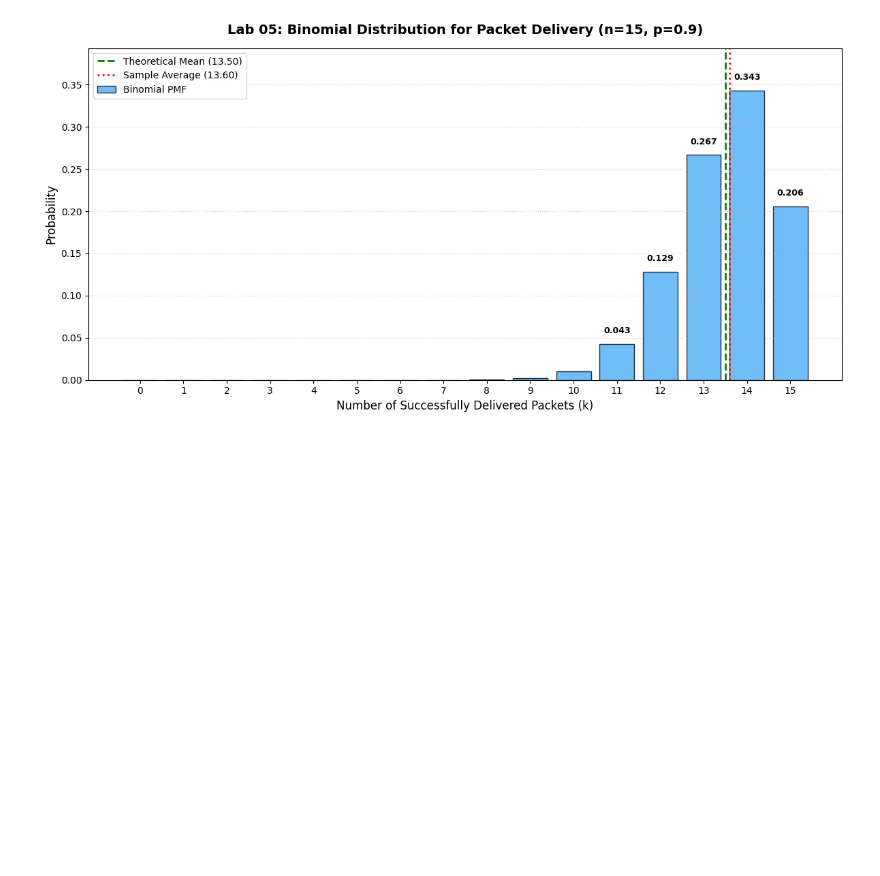
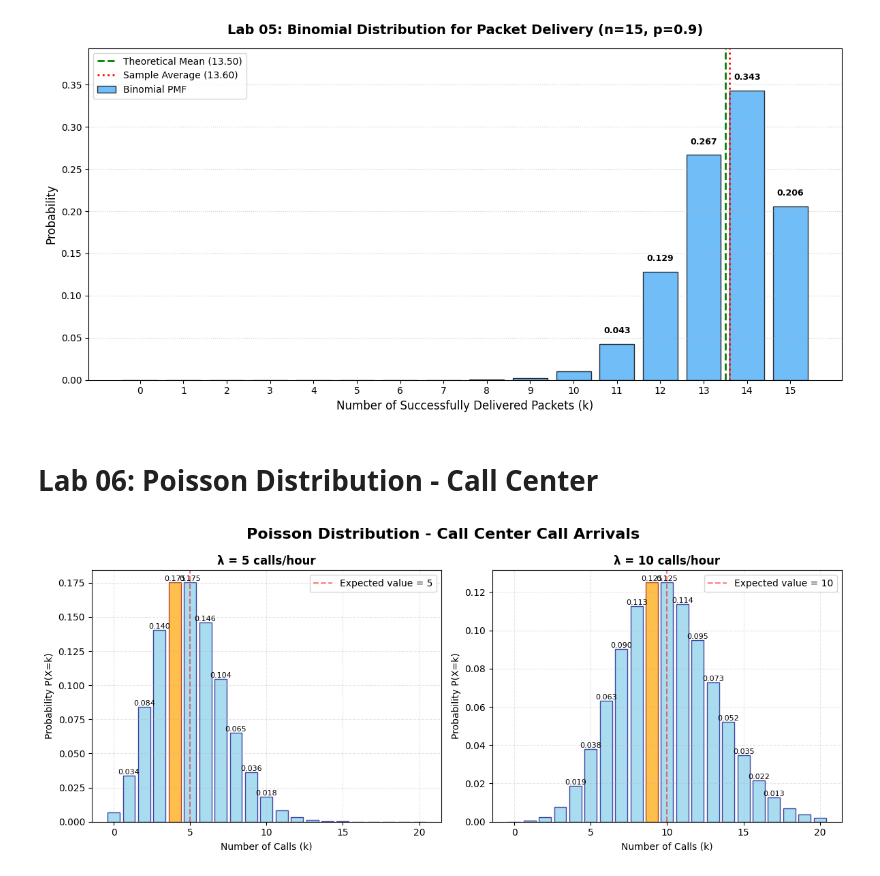
Before and after one commit to HM-Mahibullah/ComputerVision, a Jupyter notebook: Labproblem.ipynb, the cells around one changed output. Drawn from its saved outputs; the diff is of its cells as text; code cells hidden in the pictures; blank space fills up the shorter version.

```diff
--- a/Labproblem.ipynb
+++ b/Labproblem.ipynb
@@ -535,3 +535,58 @@ Theoretical Mean           : 13.50
 Difference                 : 0.10
 =======================================================
 [figure]
+# %% [markdown]
+# Lab 06: Poisson Distribution - Call Center
+# %%
+# Lab 06: Poisson Distribution - Call Center
+import math
+import matplotlib.pyplot as plt
+import numpy as np
+
+def poisson_prob(lam, k):
+    return (math.exp(-lam) * lam**k) / math.factorial(k)
+
+def poisson_simulation():
+    # Create a figure with subplots for 2 lambda values
+    fig, axes = plt.subplots(1, 2, figsize=(12, 5))
+    fig.suptitle('Poisson Distribution - Call Center Call Arrivals', fontsize=16, fontweight='bold')
+
+    for idx, lam in enumerate([5, 10]):  # Only 5 and 10
+        k_values = list(range(0, 21))
+        probabilities = [poisson_prob(lam, k) for k in k_values]
+
+        # Plot the distribution
+        ax = axes[idx]
+        bars = ax.bar(k_values, probabilities, alpha=0.7, color='skyblue', edgecolor='navy')
+        ax.set_xlabel('Number of Calls (k)', fontsize=10)
+        ax.set_ylabel('Probability P(X=k)', fontsize=10)
+        ax.set_title(f'λ = {lam} calls/hour', fontsize=12, fontweight='bold')
+        ax.grid(True, alpha=0.3, linestyle='--')
+
+        # Add value labels on top of bars
+        for bar, prob in zip(bars, probabilities):
+            if prob > 0.01:
+                height = bar.get_height()
+                ax.text(bar.get_x() + bar.get_width()/2., height,
+                       f'{prob:.3f}',
+                       ha='center', va='bottom', fontsize=8)
+
+        # Highlight the peak
+        max_prob = max(probabilities)
+        max_idx = probabilities.index(max_prob)
+        bars[max_idx].set_color('orange')
+        bars[max_idx].set_edgecolor('darkred')
+
+        # Add vertical line at lambda (expected value)
+        ax.axvline(x=lam, color='red', linestyle='--', alpha=0.5,
+                  label=f'Expected value = {lam}')
+        ax.legend()
+
+    plt.tight_layout()
+    plt.show()
+
+# Run the simulation
+if __name__ == "__main__":
+    poisson_simulation()
+# %% [output]
+[figure, added]
```
Also changed, not shown: parts of 2 cells of this notebook.
